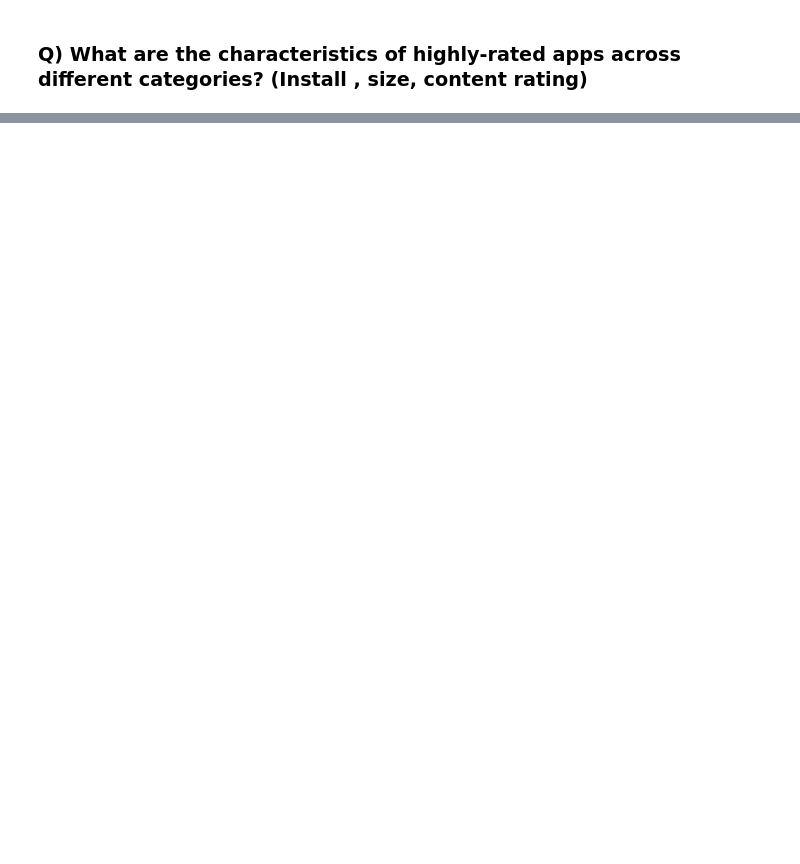
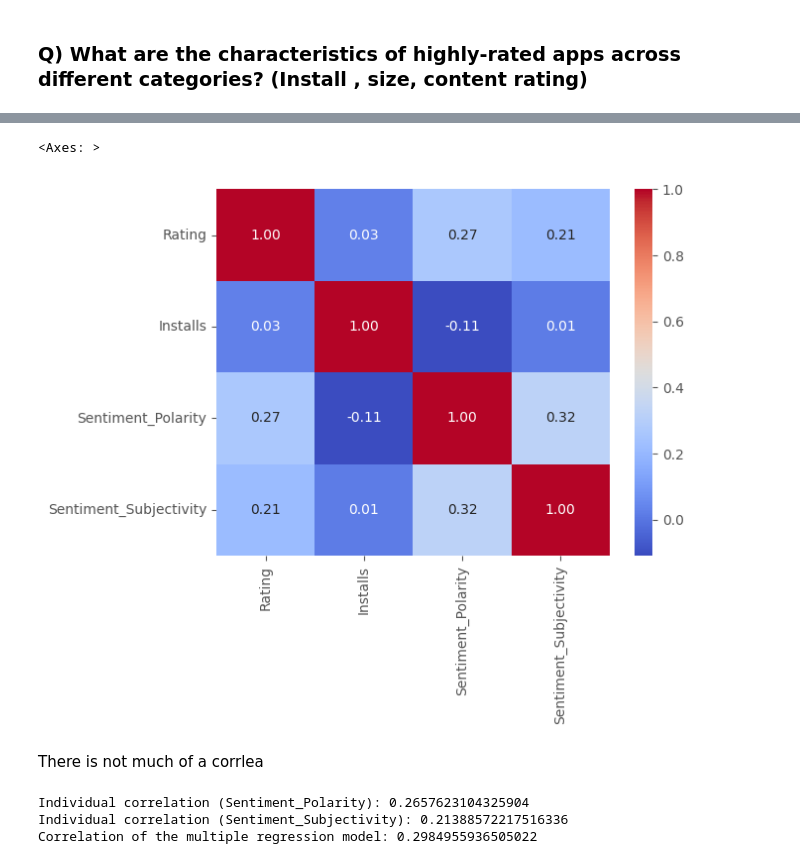
Before and after one commit to azfarali16/GooglePlayStore-EDA, a Jupyter notebook: google-play-store-apps.ipynb, the cells around one changed output, grey strips where cells are left out. Saved outputs shown, nothing was run; the diff lists cells and outputs as text; code cells hidden in the pictures; blank space fills up the shorter version.

```diff
--- a/google-play-store-apps.ipynb
+++ b/google-play-store-apps.ipynb
@@ -372,0 +409,6 @@ df = playstore[col]
+# %%
+df = playstore.merge(user_reviews,on='App',how='inner')
+# %%
+col = ['App','Rating','Installs','Sentiment','Sentiment_Polarity','Sentiment_Subjectivity']
+df = df[col].copy()
+df.head()
@@ -372,0 +422,31 @@ df = playstore[col]
+# %%
+df = df.groupby('App')[['Rating','Installs','Sentiment_Polarity','Sentiment_Subjectivity']].mean()
+# %%
+sns.heatmap(df.corr(),annot = True,cmap='coolwarm', fmt=".2f")
+# %% [output]
+<Axes: >
+[figure, added]
+# %% [markdown]
+There is not much of a corrlea
+# %%
+import statsmodels.api as sm
+
+# Step 1: Calculate individual correlations
+r_polarity = df['Sentiment_Polarity'].corr(df['Rating'])
+r_subjectivity = df['Sentiment_Subjectivity'].corr(df['Rating'])
+
+# Step 2: Perform multiple regression
+X = sm.add_constant(df[['Sentiment_Polarity', 'Sentiment_Subjectivity']])
+model = sm.OLS(df['Rating'], X).fit()
+
+# Step 3: Get the correlation coefficient of the model
+R = df['Rating'].corr(model.predict(X))
+
+# Compare results
+print("Individual correlation (Sentiment_Polarity):", r_polarity)
+print("Individual correlation (Sentiment_Subjectivity):", r_subjectivity)
+print("Correlation of the multiple regression model:", R)
+# %% [output]
+Individual correlation (Sentiment_Polarity): 0.2657623104325904
+Individual correlation (Sentiment_Subjectivity): 0.21388572217516336
+Correlation of the multiple regression model: 0.2984955936505022
```
Also changed, not shown: parts of 19 cells of this notebook.
